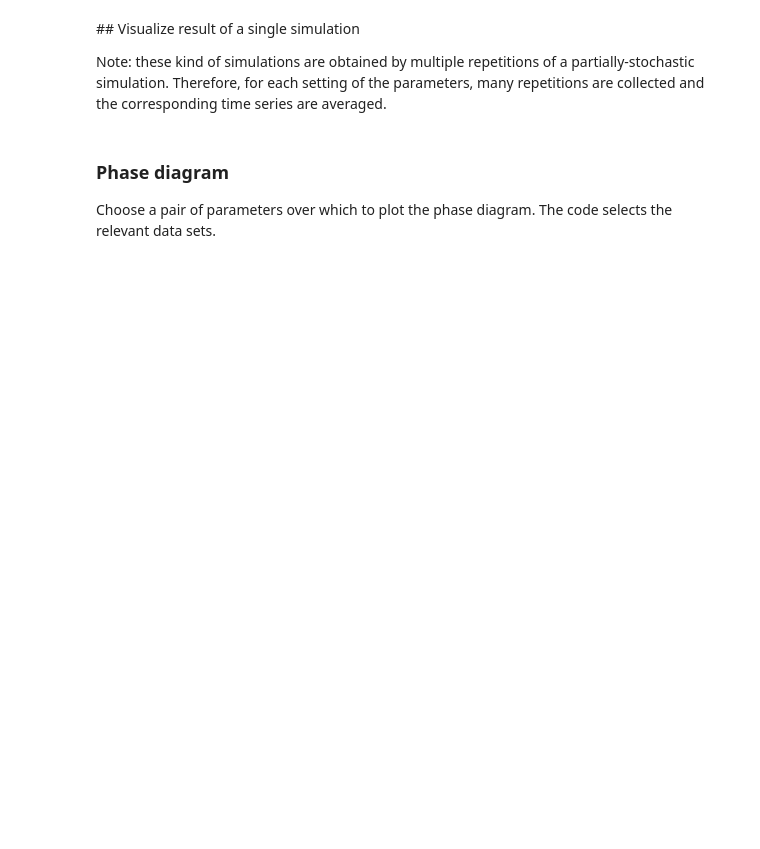
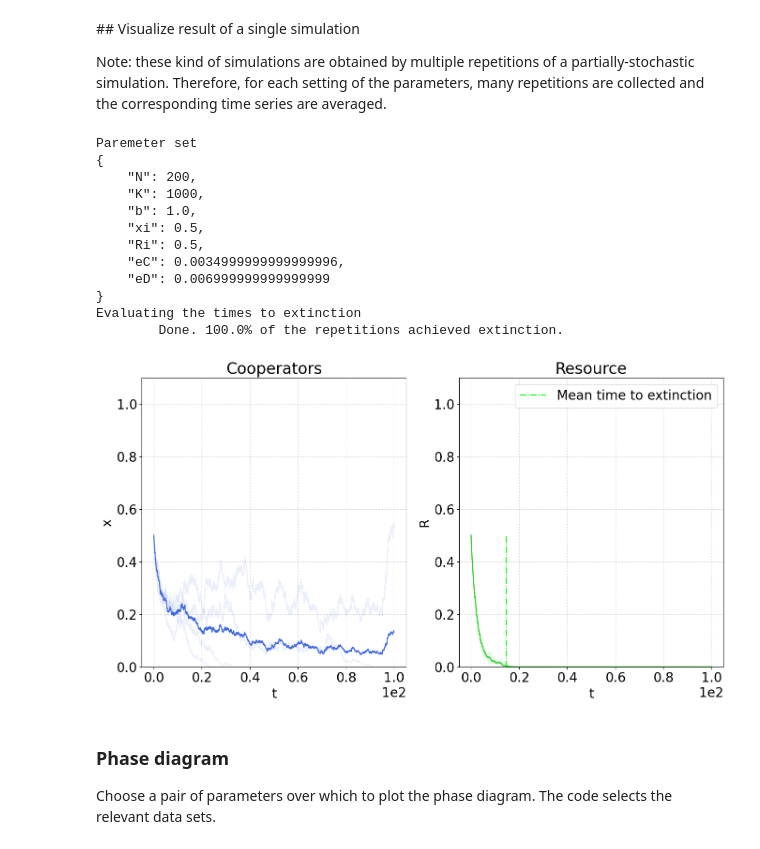
Before and after one commit to fabiomngzz/CPRSustainability, a Jupyter notebook: CPRSust_stochastic_dataAnalysis.ipynb, the cells around one changed output. Saved outputs shown, nothing was run; the diff lists cells and outputs as text; code cells hidden in the pictures; blank space fills up the shorter version.

```diff
--- a/CPRSust_stochastic_dataAnalysis.ipynb
+++ b/CPRSust_stochastic_dataAnalysis.ipynb
@@ -387,10 +393,10 @@ Done.
 
 Note: these kind of simulations are obtained by multiple repetitions of a partially-stochastic simulation. Therefore, for each setting of the parameters, many repetitions are collected and the corresponding time series are averaged.
 # %%
-visSingle_stocRes = False
+visSingle_stocRes = True
 
 if dataObj_stocRes and visSingle_stocRes:
-    idxVis_stocRes = -1
+    idxVis_stocRes = 0
 
     paramsDictVis_stocRes = dataObj_stocRes[idxVis_stocRes][paramsLabel]
     print('Paremeter set')
@@ -419,33 +425,47 @@ if dataObj_stocRes and visSingle_stocRes:
         {
             'name' : 'Cooperators',
             'x' : [s['time'] for s in seriesObjVis_stocRes],
             'xCommon' : tSeriesVisAvg_stocRes,
             'y': [s['cooperators'] for s in seriesObjVis_stocRes],
             'yMean' : coopFracSeriesAvgVis_stocRes,
             'color' : 'royalblue',
             'xlabel' : 't',
             'ylabel' : 'x',
             'yLims' : [0, 1.1]
         },
         {
             'name' : 'Resource',
             'x' : [s['time'] for s in seriesObjVis_stocRes],
             'xCommon' : tSeriesVisAvg_stocRes,
             'y' : [s['resource'] for s in seriesObjVis_stocRes],
             'yMean' : RSeriesAvgVis_stocRes,
             'color' : 'limegreen',
             'xlabel' : 't',
             'ylabel' : 'R',
             'yLims' : [0,1.1]
         }
     ]
 
     fig_stocRes, ax_stocRes = CPRSustStocSimPlot(plotsObj)
     if tExtObj_stocRes['mean']:
         ax_stocRes[1].vlines(tExtObj_stocRes['mean'],0,paramsDictVis_stocRes['Ri'],colors='lime',linestyle='-.',label='Mean time to extinction')
         ax_stocRes[1].legend()
 
     plt.show()
+# %% [output]
+Paremeter set
+{
+    "N": 200,
+    "K": 1000,
+    "b": 1.0,
+    "xi": 0.5,
+    "Ri": 0.5,
+    "eC": 0.0034999999999999996,
+    "eD": 0.006999999999999999
+}
+Evaluating the times to extinction
+        Done. 100.0% of the repetitions achieved extinction.
+[figure, added]
 # %% [markdown]
 ### Phase diagram
 
```
Also changed, not shown: parts of 9 cells of this notebook, 5 other files.
